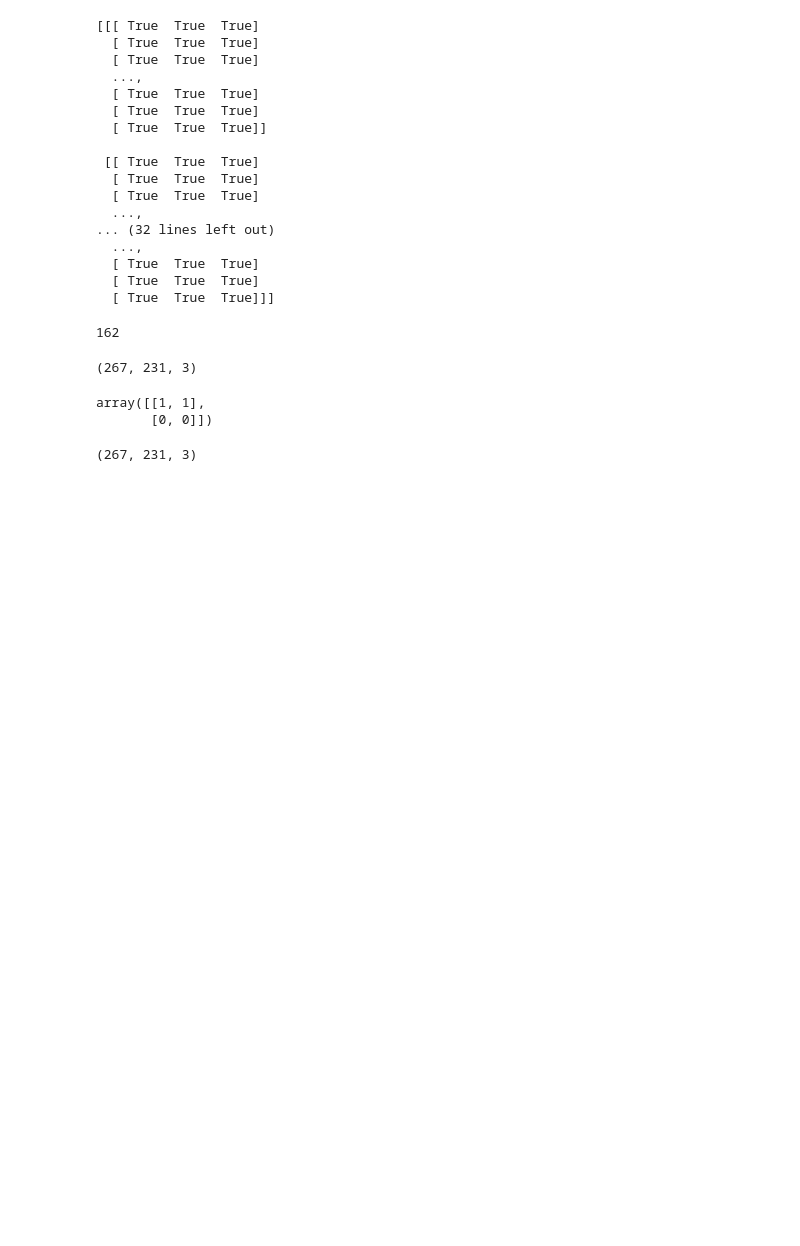
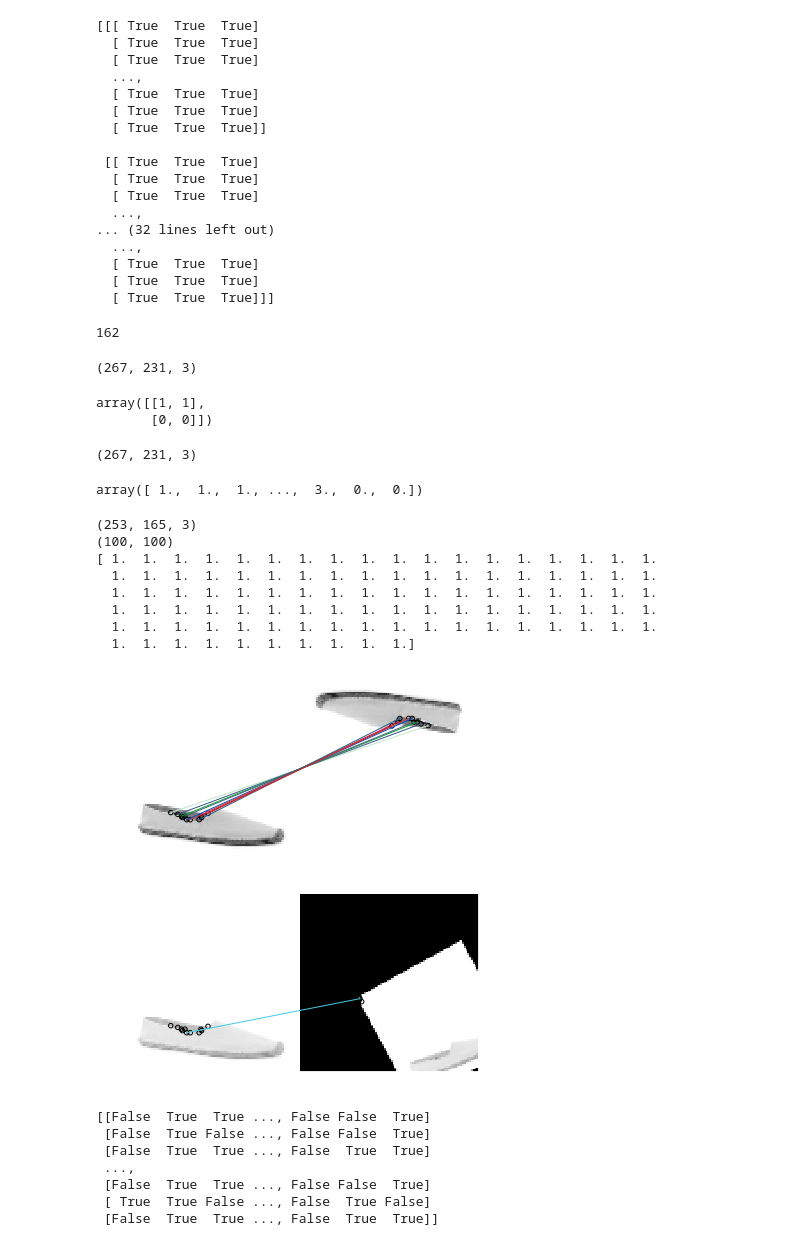
Before and after one commit to adolfoeliazat/Tinderella, a Jupyter notebook: filter_transformation.ipynb, the cells around one changed output. Drawn from its saved outputs; the diff is of its cells as text; code cells hidden in the pictures; blank space fills up the shorter version.

```diff
--- a/filter_transformation.ipynb
+++ b/filter_transformation.ipynb
@@ -460,3 +447,69 @@ array([[1, 1],
 exposure.equalize_hist(img)
 # %% [output]
 (267, 231, 3)
+# %%
+np.concatenate((np.ravel(exposure.equalize_hist(img)), np.array([1,2,3]), np.array([0,0])), axis = 0)
+# %% [output]
+array([ 1.,  1.,  1., ...,  3.,  0.,  0.])
+# %%
+image2path = '/Users/heymanhn/Virginia/Zipfian/Capstone_Project/Test_Output_Images/espadrilles_uniform/nordstrom_1074545.jpg'
+image2 =io.imread(image2path)
+# %%
+# ORB Detector
+from skimage.feature import (match_descriptors, corner_harris,
+                             corner_peaks, ORB, plot_matches)
+
+print image2.shape
+img1 = color.rgb2gray(resize(image2, (100,100)))
+print img1.shape
+print img1[0]
+img2 = tf.rotate(img1, 180)
+tform = tf.AffineTransform(scale=(1.5, 1.5), rotation=0.5,
+                           translation=(0, -100))
+img3 = tf.warp(img1, tform)
+
+descriptor_extractor = ORB(n_keypoints=200)
+
+descriptor_extractor.detect_and_extract(img1)
+keypoints1 = descriptor_extractor.keypoints
+descriptors1 = descriptor_extractor.descriptors
+
+descriptor_extractor.detect_and_extract(img2)
+keypoints2 = descriptor_extractor.keypoints
+descriptors2 = descriptor_extractor.descriptors
+
+descriptor_extractor.detect_and_extract(img3)
+keypoints3 = descriptor_extractor.keypoints
+descriptors3 = descriptor_extractor.descriptors
+
+matches12 = match_descriptors(descriptors1, descriptors2, cross_check=True)
+matches13 = match_descriptors(descriptors1, descriptors3, cross_check=True)
+
+fig, ax = fig, ax = plt.subplots(nrows=2, ncols=1, figsize = (12,7))
+
+plot_matches(ax[0], img1, img2, keypoints1, keypoints2, matches12)
+ax[0].axis('off')
+
+plot_matches(ax[1], img1, img3, keypoints1, keypoints3, matches13)
+ax[1].axis('off')
+
+plt.show()
+
+print descriptors1
+# %% [output]
+(253, 165, 3)
+(100, 100)
+[ 1.  1.  1.  1.  1.  1.  1.  1.  1.  1.  1.  1.  1.  1.  1.  1.  1.  1.
+  1.  1.  1.  1.  1.  1.  1.  1.  1.  1.  1.  1.  1.  1.  1.  1.  1.  1.
+  1.  1.  1.  1.  1.  1.  1.  1.  1.  1.  1.  1.  1.  1.  1.  1.  1.  1.
+  1.  1.  1.  1.  1.  1.  1.  1.  1.  1.  1.  1.  1.  1.  1.  1.  1.  1.
+  1.  1.  1.  1.  1.  1.  1.  1.  1.  1.  1.  1.  1.  1.  1.  1.  1.  1.
+  1.  1.  1.  1.  1.  1.  1.  1.  1.  1.]
+[figure, added]
+[[False  True  True ..., False False  True]
+ [False  True False ..., False False  True]
+ [False  True  True ..., False  True  True]
+ ...,
+ [False  True  True ..., False False  True]
+ [ True  True False ..., False  True False]
+ [False  True  True ..., False  True  True]]
```
Also changed, not shown: parts of 17 cells of this notebook, 2 other files.
